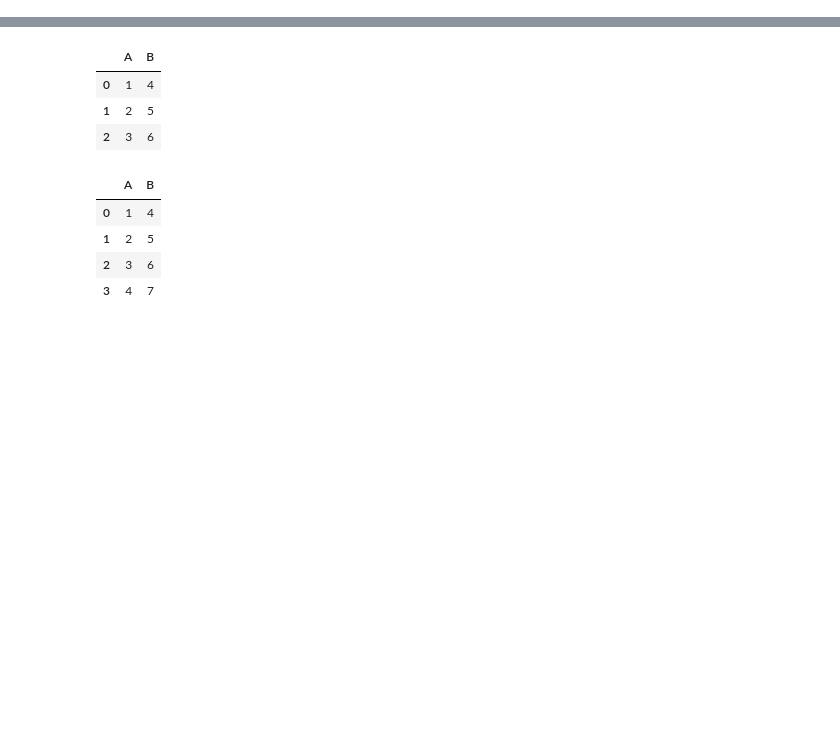
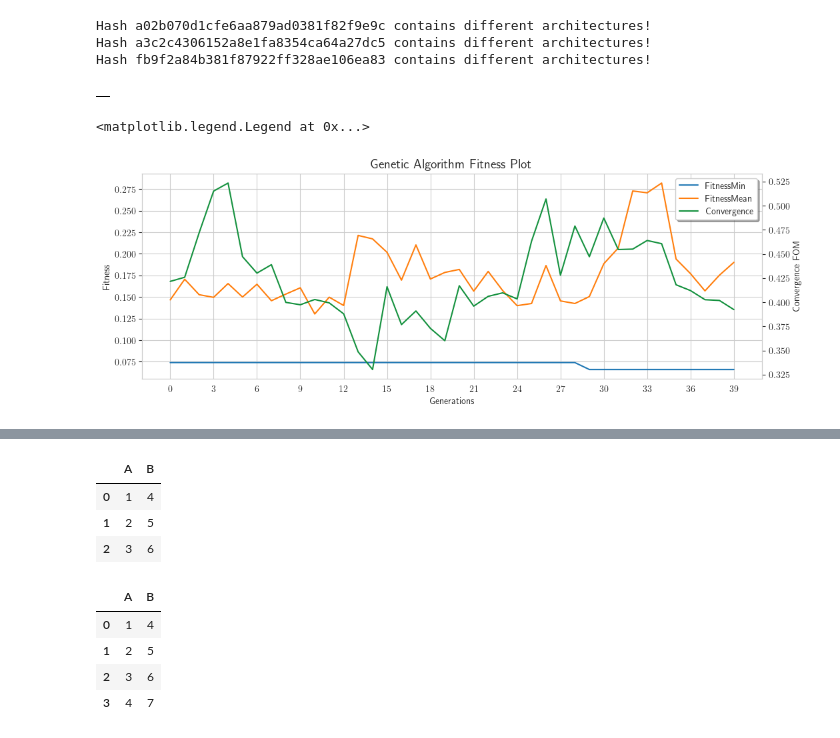
Before and after one commit to poflynn529/logicnets-nas, a Jupyter notebook: examples/cybersecurity/genetic_analysis/df_analysis.ipynb, the cells around one changed output, grey strips where cells are left out. Cells and saved outputs as stored; diff of their text form; code cells hidden in the pictures; blank space fills up the shorter version.

```diff
--- a/examples/cybersecurity/genetic_analysis/df_analysis.ipynb
+++ b/examples/cybersecurity/genetic_analysis/df_analysis.ipynb
@@ -15,0 +31,8 @@ PandasGUI INFO — pandasgui.gui — Opening PandasGUI
+# %%
+df = pd.read_pickle("../nas_pickle/test_0.98_util_0.02_hl_4_10_40.pkl")
+df.groupby('hash').apply(validate)
+# %% [output]
+Hash a02b070d1cfe6aa879ad0381f82f9e9c contains different architectures!
+Hash a3c2c4306152a8e1fa8354ca64a27dc5 contains different architectures!
+Hash fb9f2a84b381f87922ff328ae106ea83 contains different architectures!
+|  |
@@ -15,0 +61,60 @@ PandasGUI INFO — pandasgui.gui — Opening PandasGUI
+# %%
+import os
+# Replace "/path/to/latex/bin" with the actual path to your LaTeX bin directory
+os.environ["PATH"] += os.pathsep + 'C:/Users/Peter/AppData/Local/Programs/MiKTeX/miktex/bin/x64'
+
+sns.set_style('whitegrid')
+plt.rc('text', usetex=True)
+plt.rc('text.latex', preamble=r'')
+
+fig, ax1 = plt.subplots(figsize=(12, 4))
+
+ln1 = ax1.plot(generation_stats[['min', 'mean']], label=['FitnessMin', 'FitnessMean'])
+ax1.set_xlabel("Generations")
+ax1.set_ylabel("Fitness")
+ax1.set_title("Genetic Algorithm Fitness Plot", fontsize=14)
+ax2 = plt.twinx(ax1)
+ln2 = ax2.plot(generation_stats['convergence'], color="#14913E", label="Convergence")
+ax2.tick_params(axis='y')
+ax2.set_ylabel("Convergence FOM")
+
+ax1.yaxis.set_major_locator(ticker.MaxNLocator(10))
+ax1.xaxis.set_major_locator(ticker.MaxNLocator(16))
+ax2.grid(None)
+
+# Create a single, shared legend
+lns = ln1 + ln2
+labels = [l.get_label() for l in lns]
+ax1.legend(lns, labels, loc='upper right', fancybox=True, shadow=True, ncol=1)
+
+# latex_table = r"""
+# \begin{tabular}{ll}
+# \hline
+# \textbf{Parameter} & \textbf{Value} \\
+# \hline
+# Alpha & 0.5 \\
+# Beta & 0.3 \\
+# Gamma & 0.2 \\
+# \hline
+# \end{tabular}
+# """
+
+# # Display the LaTeX table in the figure
+# plt.text(1.1, 0.5, latex_table)
+
+#transform=ax1.transAxes
+
+# parameters = [['Learning rate', '0.01'],
+#               ['Epochs', '100'],
+#               ['Batch size', '32'],
+#               ['Optimizer', 'Adam']]
+
+# # Add a table at the right of the axes
+# table = plt.table(cellText=parameters,
+#                   colLabels=['Parameter', 'Value'],
+#                   cellLoc = 'center',
+#                   loc='center right',
+#                   bbox=[1.1, 0, 0.3, 1])  # [left, bottom, width, height]
+# %% [output]
+<matplotlib.legend.Legend at 0x...>
+[figure, added]
```
Also changed, not shown: parts of 7 cells of this notebook, 3 other files.
